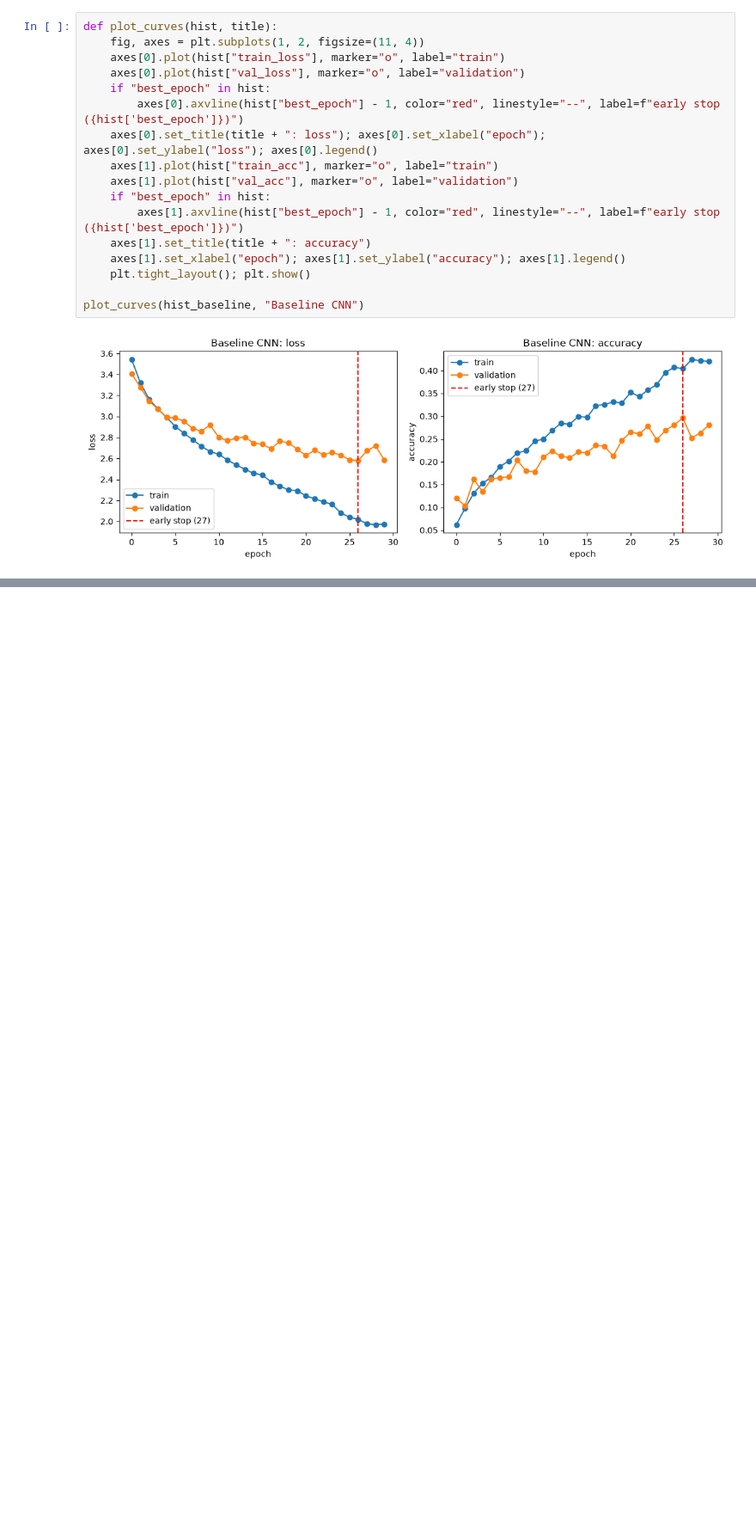
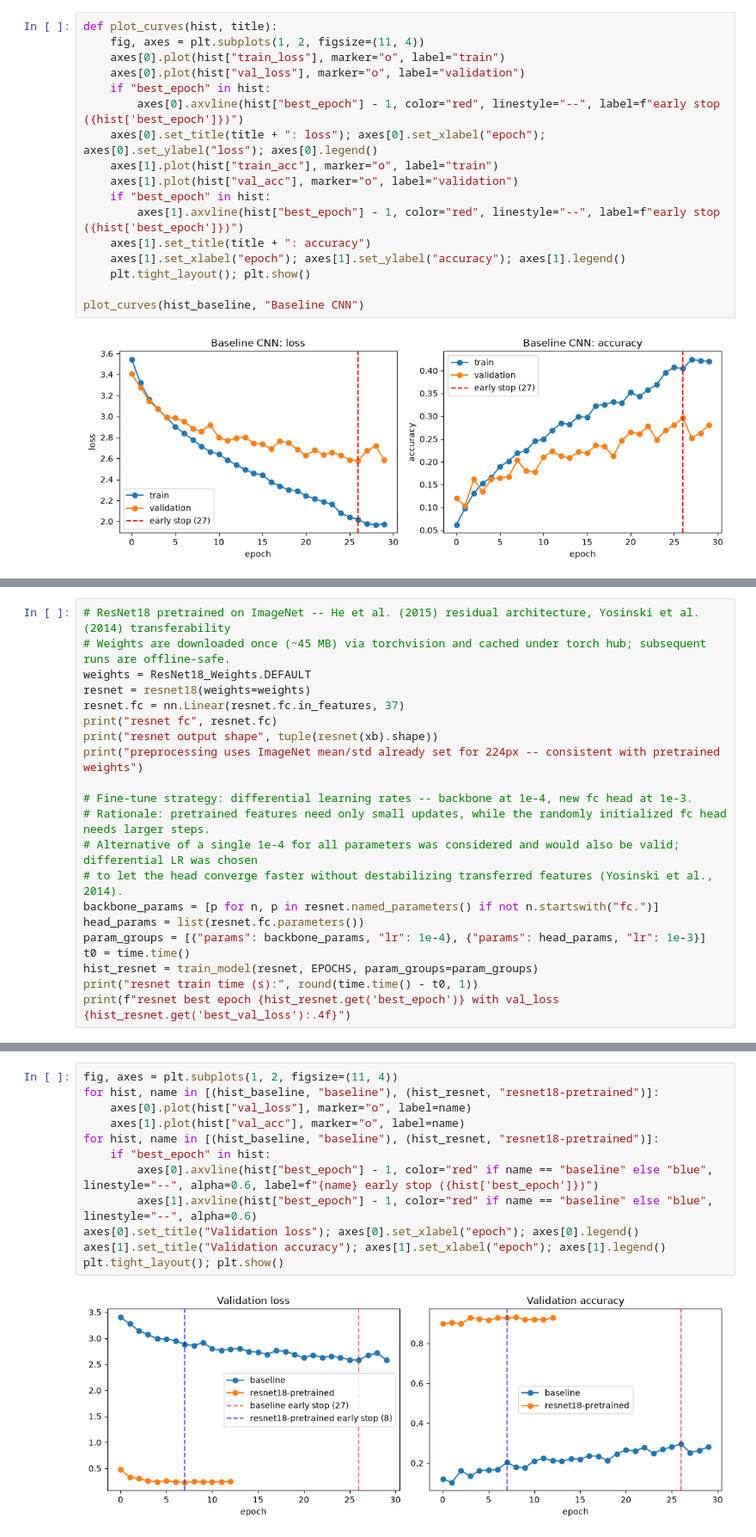
Before and after one commit to intend-dev/deep-learning-cat-and-dog-breed-classification, a Jupyter notebook: deep_learning.ipynb, the cells around one changed output, grey strips where cells are left out. Shown at 86% size. Cells and saved outputs as stored; diff of their text form; blank space fills up the shorter version.

Commit message:
Add pretrained ResNet18 transfer learning comparison

```diff
--- a/deep_learning.ipynb
+++ b/deep_learning.ipynb
@@ -289,0 +299,21 @@ plot_curves(hist_baseline, "Baseline CNN")
+# %%
+# ResNet18 pretrained on ImageNet -- He et al. (2015) residual architecture, Yosinski et al. (2014) transferability
+# Weights are downloaded once (~45 MB) via torchvision and cached under torch hub; subsequent runs are offline-safe.
+weights = ResNet18_Weights.DEFAULT
+resnet = resnet18(weights=weights)
+resnet.fc = nn.Linear(resnet.fc.in_features, 37)
+print("resnet fc", resnet.fc)
+print("resnet output shape", tuple(resnet(xb).shape))
+print("preprocessing uses ImageNet mean/std already set for 224px -- consistent with pretrained weights")
+
+# Fine-tune strategy: differential learning rates -- backbone at 1e-4, new fc head at 1e-3.
+# Rationale: pretrained features need only small updates, while the randomly initialized fc head needs larger steps.
+# Alternative of a single 1e-4 for all parameters was considered and would also be valid; differential LR was chosen
+# to let the head converge faster without destabilizing transferred features (Yosinski et al., 2014).
+backbone_params = [p for n, p in resnet.named_parameters() if not n.startswith("fc.")]
+head_params = list(resnet.fc.parameters())
+param_groups = [{"params": backbone_params, "lr": 1e-4}, {"params": head_params, "lr": 1e-3}]
+t0 = time.time()
+hist_resnet = train_model(resnet, EPOCHS, param_groups=param_groups)
+print("resnet train time (s):", round(time.time() - t0, 1))
+print(f"resnet best epoch {hist_resnet.get('best_epoch')} with val_loss {hist_resnet.get('best_val_loss'):.4f}")
@@ -289,0 +340,14 @@ plot_curves(hist_baseline, "Baseline CNN")
+# %%
+fig, axes = plt.subplots(1, 2, figsize=(11, 4))
+for hist, name in [(hist_baseline, "baseline"), (hist_resnet, "resnet18-pretrained")]:
+    axes[0].plot(hist["val_loss"], marker="o", label=name)
+    axes[1].plot(hist["val_acc"], marker="o", label=name)
+for hist, name in [(hist_baseline, "baseline"), (hist_resnet, "resnet18-pretrained")]:
+    if "best_epoch" in hist:
+        axes[0].axvline(hist["best_epoch"] - 1, color="red" if name == "baseline" else "blue", linestyle="--", alpha=0.6, label=f"{name} early stop ({hist['best_epoch']})")
+        axes[1].axvline(hist["best_epoch"] - 1, color="red" if name == "baseline" else "blue", linestyle="--", alpha=0.6)
+axes[0].set_title("Validation loss"); axes[0].set_xlabel("epoch"); axes[0].legend()
+axes[1].set_title("Validation accuracy"); axes[1].set_xlabel("epoch"); axes[1].legend()
+plt.tight_layout(); plt.show()
+# %% [output]
+[figure, added]
```
Also changed, not shown: parts of 3 cells of this notebook.
